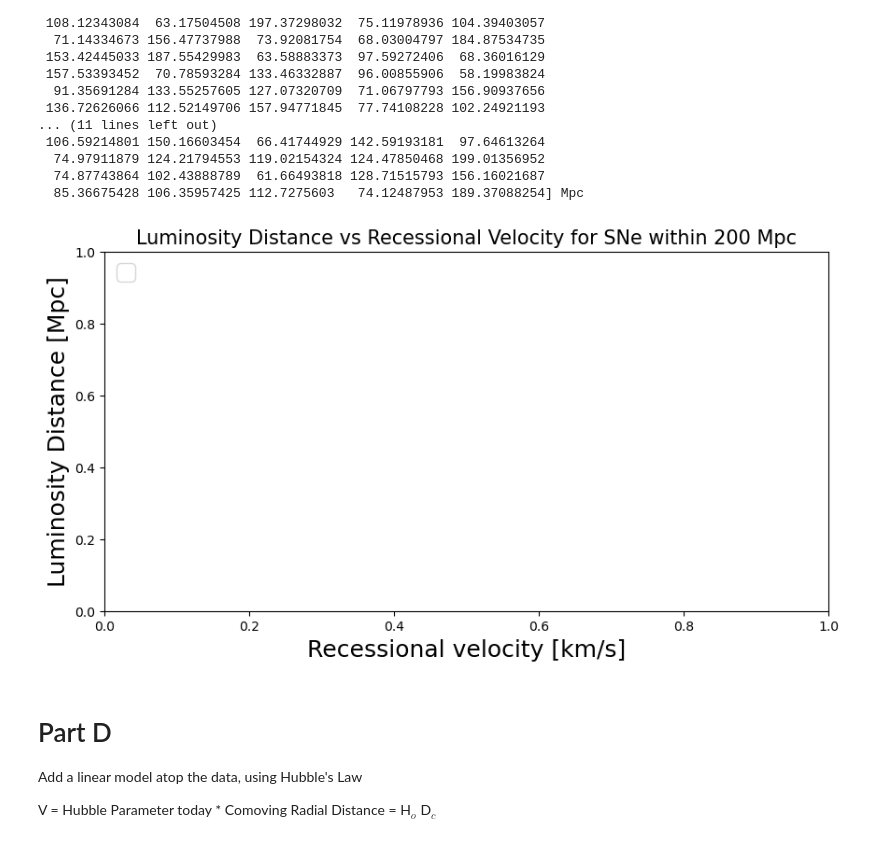
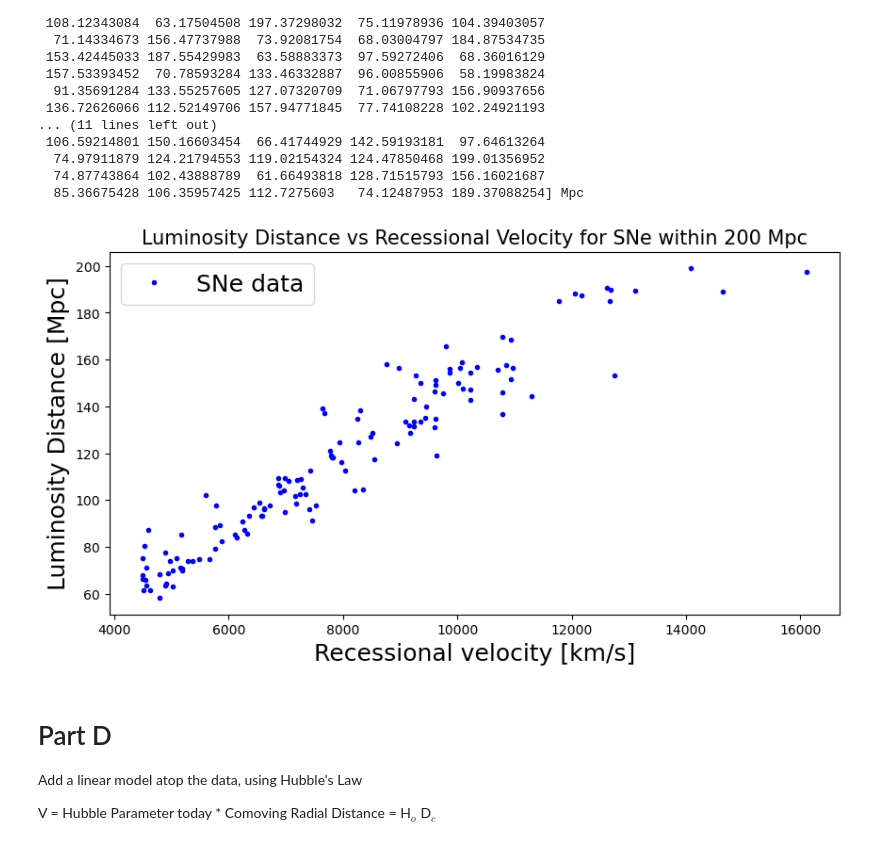
Before and after one commit to c-webs/ASTR_400b, a Jupyter notebook: labs/lab14/Lab14_Template.ipynb, the cells around one changed output. Drawn from its saved outputs; the diff is of its cells as text; code cells hidden in the pictures.

```diff
--- a/labs/lab14/Lab14_Template.ipynb
+++ b/labs/lab14/Lab14_Template.ipynb
@@ -204,21 +204,21 @@ print(LD[near])
 # %%
 # Plot the Luminosity Distance vs. Recessional Speed for all nearby Supernovae
 
-ax.plot(VR[near],LD[near],'b',label = 'SNe data')
+
 
 fig = plt.figure(figsize=(10,5))
 ax = plt.subplot(111)
 
 # plot nearby SNe
-
+ax.plot(VR[near],LD[near],'b.',label = 'SNe data')
 ax.set_xlabel('Recessional velocity [km/s]', fontsize=18)
 ax.set_ylabel('Luminosity Distance [Mpc]', fontsize=18)
 ax.set_title(f"Luminosity Distance vs Recessional Velocity for SNe within 200 Mpc",
              fontsize=15)
 
 legend = ax.legend(loc='upper left',fontsize=18)
 # %% [output]
-[figure, old version]
+[figure, new version]
 # %% [markdown]
 # Part D
 
```
Also changed, not shown: parts of 7 cells of this notebook.
